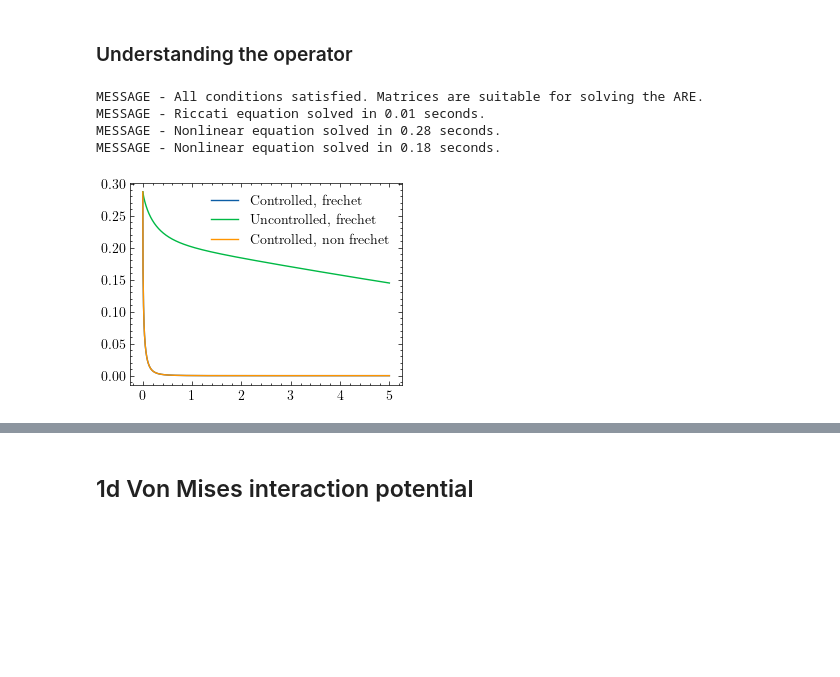
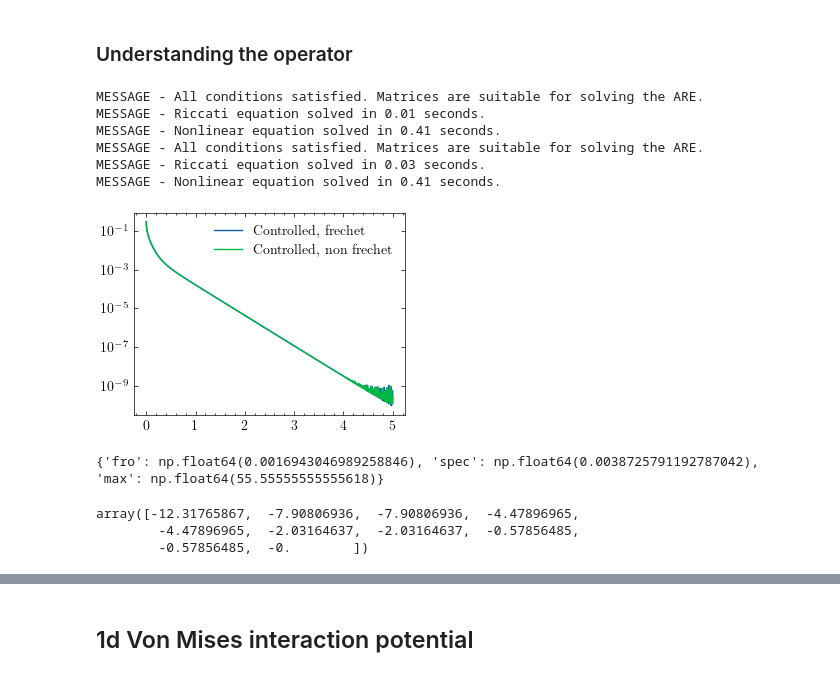
Before and after one commit to lucasmoschen/mckean-vlasov, a Jupyter notebook: codes/plotting.ipynb, the cells around one changed output, grey strips where cells are left out. Drawn from its saved outputs; the diff is of its cells as text; code cells hidden in the pictures; blank space fills up the shorter version.

Commit message:
updating zero-mean code and adding images

```diff
--- a/codes/plotting.ipynb
+++ b/codes/plotting.ipynb
@@ -196,9 +197,10 @@ def unique_r(K):
 # %% [markdown]
 With that function, we can define the second distribution.
 # %%
+x = np.linspace(0, 2*np.pi, 1000)
 Z = lambda K: np.trapezoid(np.exp(2*K*unique_r(K)*np.cos(x-np.pi)), x)
 desired_distribution = lambda K: lambda x: np.exp(2*K*unique_r(K)*np.cos(x-np.pi)) / Z(K)
-bar_mu_initial = lambda K: FourierUtils(L=100, d=2*np.pi, min_fourier_samples=5000).project_function(func=desired_distribution(K))
+bar_mu_initial = lambda K: FourierUtils(L=30, d=2*np.pi, min_fourier_samples=5000).project_function(func=desired_distribution(K))
 # %% [markdown]
 Now we can run our instances.
 # %%
@@ -403,7 +425,7 @@ Let us see what happens for more values.
 spectral_gap_values = []
 x = np.linspace(0, 2*np.pi, 1000)
 
-for K in tqdm(np.linspace(1, 3, 30)):
+for K in tqdm(np.linspace(1, 1.25, 30)):
     solver = McKeanVlasovSolver(L=50, d=2*np.pi, G=G, alpha=[alpha1, alpha2, alpha3, alpha4],
                                 W=W(K=K), mu_0=mu_0_mixed, min_fourier_samples=5000, delta=-0.0001,
                                 grad_alpha=[nabla_alpha1, nabla_alpha2, nabla_alpha3, nabla_alpha4],
@@ -1210,33 +1230,52 @@ MESSAGE - Nonlinear equation solved in 54.23 seconds.
 # %%
 eta = 0.05
 G = lambda x: -eta * np.cos(x)
 W = lambda x: -np.cos(x)
 
 d = 2*np.pi
 t_max = 5
 sigma = 0.49
 
-solver = McKeanVlasovSolver(L=10, d=d, G=G, alpha=[alpha1, alpha2, alpha3, alpha4],
+solver = McKeanVlasovSolver(L=20, d=d, G=G, alpha=[alpha1, alpha2, alpha3, alpha4],
                             W=W, mu_0=mu_0_mixed, min_fourier_samples=2000, delta=-0.001, sigma=sigma,
                             grad_alpha=[nabla_alpha1, nabla_alpha2, nabla_alpha3, nabla_alpha4],
                             state_weight=100000)
 
-solution = solver.solve_control_problem(t_span=(0, t_max), t_eval=np.linspace(0, t_max, 1000))
-solution2 = solver.nonlinear_uncontrolled_solver_y(t_span=(0, t_max), t_eval=np.linspace(0, t_max, 1000))
-solution3 = solver.solve_control_problem(t_span=(0, t_max), t_eval=np.linspace(0, t_max, 1000), frechet_flag=False)
+solution1 = solver.solve_control_problem(t_span=(0, t_max), t_eval=np.linspace(0, t_max, 1000))
+y_norm1 = np.linalg.norm(solution1.y, axis=0)
+controls1 = np.array([-np.real(solver.B.conj().T @ solver.Pi @ solution1.y[:, i]) for i in range(len(solution1.t))]).T
+Pi1 = solver.Pi.copy()
+solver.Pi = None
+solution2 = solver.solve_control_problem(t_span=(0, t_max), t_eval=np.linspace(0, t_max, 1000), frechet_flag=False)
+y_norm2 = np.linalg.norm(solution2.y, axis=0)
+Pi2 = solver.Pi.copy()
+controls2 = np.array([-np.real(solver.B.conj().T @ solver.Pi @ solution2.y[:, i]) for i in range(len(solution1.t))]).T
 
-y_norm = np.linalg.norm(solution.y, axis=0)
-y_norm2 = np.linalg.norm(solution2.y, axis=0)
-y_norm3 = np.linalg.norm(solution3.y, axis=0)
-
-plt.plot(solution.t, y_norm, label='Controlled, frechet')
-plt.plot(solution2.t, y_norm2, label='Uncontrolled, frechet')
-plt.plot(solution3.t, y_norm3, label='Controlled, non frechet')
+plt.plot(solution1.t, y_norm1, label='Controlled, frechet')
+plt.plot(solution2.t, y_norm2, label='Controlled, non frechet')
+plt.yscale('log')
 plt.legend()
 plt.show()
 # %% [output]
 MESSAGE - All conditions satisfied. Matrices are suitable for solving the ARE.
 MESSAGE - Riccati equation solved in 0.01 seconds.
-MESSAGE - Nonlinear equation solved in 0.28 seconds.
-MESSAGE - Nonlinear equation solved in 0.18 seconds.
+MESSAGE - Nonlinear equation solved in 0.41 seconds.
+MESSAGE - All conditions satisfied. Matrices are suitable for solving the ARE.
+MESSAGE - Riccati equation solved in 0.03 seconds.
+MESSAGE - Nonlinear equation solved in 0.41 seconds.
-[figure, old version]
+[figure, new version]
+# %%
+A1 = -solver.L_G - solver.sigma * solver.D - solver.K + solver.delta * np.eye(solver.L_G.shape[0])
+A2 = -solver.L_G - solver.sigma * solver.D - solver.K1 + solver.delta * np.eye(solver.L_G.shape[0])
+
+def rel_errors(A, B, eps=1e-12):
+    D = A - B
+    return {
+        'fro':  np.linalg.norm(D, 'fro')  / np.linalg.norm(A, 'fro'),
+        'spec': np.linalg.norm(D, 2)      / np.linalg.norm(A, 2),
+        'max':  np.max(np.abs(D) / np.maximum(np.abs(A), eps))
+    }
+
+print(rel_errors(A1, A2))
+# %% [output]
+{'fro': np.float64(0.0016943046989258846), 'spec': np.float64(0.0038725791192787042), 'max': np.float64(55.55555555555618)}
@@ -1243 +1305,7 @@ MESSAGE - Nonlinear equation solved in 0.18 seconds.
+# %%
+np.sort(np.real(np.linalg.eig(linear_operator)[0]))[-10:]
+# %% [output]
+array([-12.31765867,  -7.90806936,  -7.90806936,  -4.47896965,
+        -4.47896965,  -2.03164637,  -2.03164637,  -0.57856485,
+        -0.57856485,  -0.        ])
 # %%
```
Also changed, not shown: parts of 14 cells of this notebook, 3 other files.
